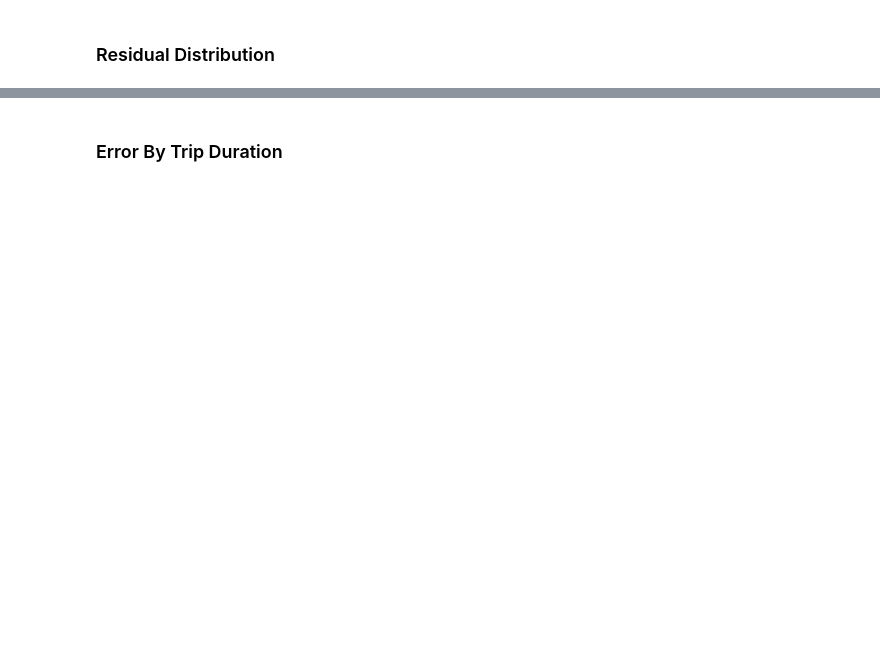
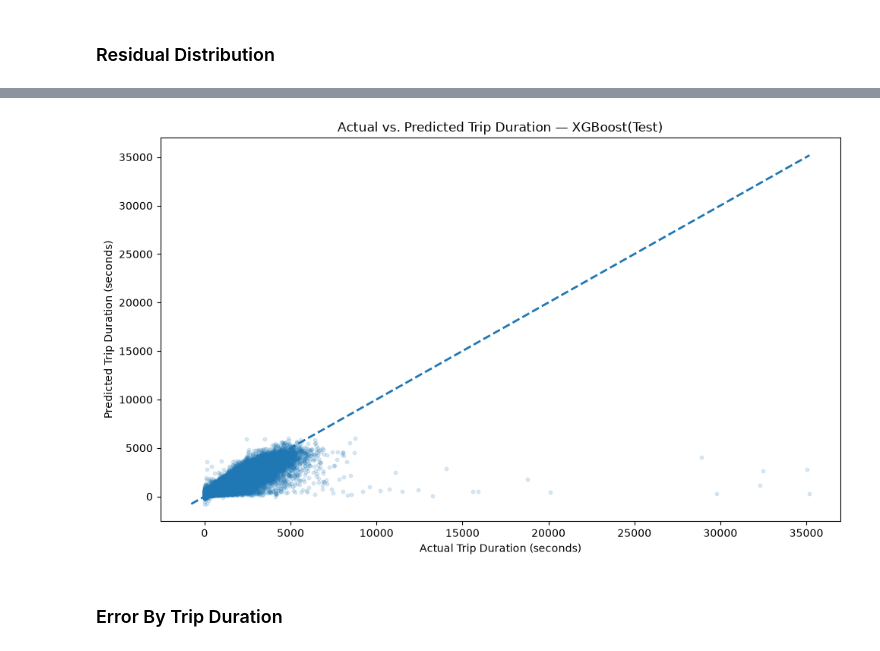
Before and after one commit to niks813/nyc-taxi-trip-duration, a Jupyter notebook: NYC_Trip_duration.ipynb, the cells around one changed output, grey strips where cells are left out. Saved outputs shown, nothing was run; the diff lists cells and outputs as text; code cells hidden in the pictures; blank space fills up the shorter version.

```diff
--- a/NYC_Trip_duration.ipynb
+++ b/NYC_Trip_duration.ipynb
@@ -878,3 +979,0 @@ if RUN_OLD_MODELS:
-# %%
-if RUN_OLD_MODELS:
-  lasso_model.fit(X_train, y_train)
@@ -907,3 +979,0 @@ if RUN_OLD_MODELS:
-# %%
-if RUN_OLD_MODELS:
-  elasticnet_model.fit(X_train, y_train)
@@ -921,22 +1061,2 @@ if RUN_OLD_MODELS:
 # %% [markdown]
 ### XGBregressor Model
-# %%
-if RUN_OLD_MODELS:
-  xgb_model = Pipeline(
-        steps=[
-            ('preprocessor', preprocessor),
-            ('model', XGBRegressor(
-                n_estimators=100,
-                learning_rate=0.1,
-                max_depth=6,
-                subsample=1.0,
-                colsample_bytree=1.0,
-                objective='reg:squarederror',
-                random_state=1,
-                n_jobs=-1
-            ))
-        ]
-    )
-# %%
-if RUN_OLD_MODELS:
-  xgb_model.fit(X_train, y_train)
@@ -1306,12 +1542,20 @@ plt.show()
 # %%
 plt.figure(figsize=(10, 6))
 
 plt.scatter(y_test, y_test_pred_xgb, alpha=0.15, s=10)
 
 min_val = np.minimum(y_test.min(), y_test_pred_xgb.min())
 max_val = np.maximum(y_test.max(), y_test_pred_xgb.max())
 
 plt.plot([min_val, max_val], [min_val, max_val], linestyle='--', linewidth=2)
+
+plt.xlabel("Actual Trip Duration (seconds)")
+plt.ylabel("Predicted Trip Duration (seconds)")
+plt.title("Actual vs. Predicted Trip Duration — XGBoost(Test)")
+plt.tight_layout()
+plt.show()
+# %% [output]
+[figure, added]
 # %% [markdown]
 ### Error By Trip Duration
 # %%
```
Also changed, not shown: parts of 167 cells of this notebook.
